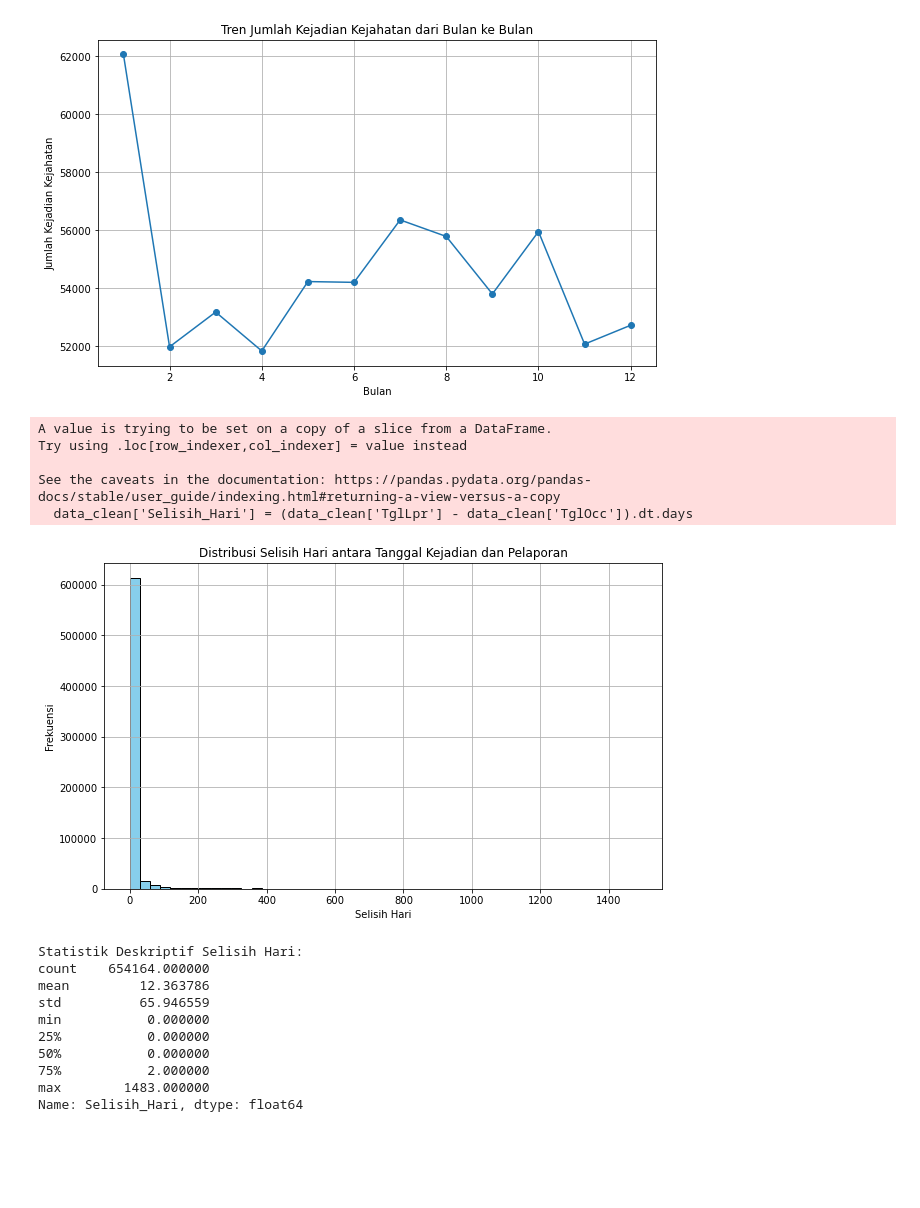
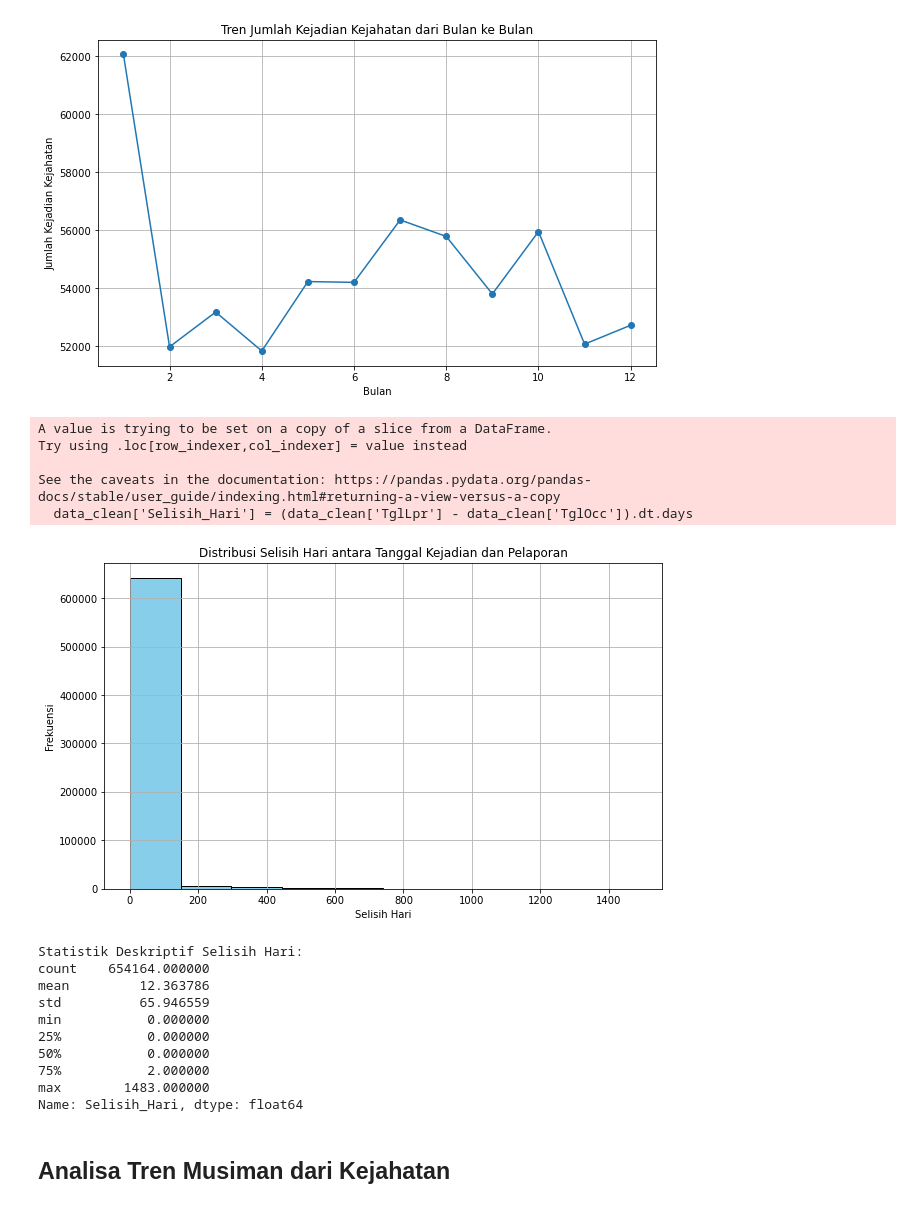
Before and after one commit to RIFF7/capstone-project, a Jupyter notebook: capstone_project.ipynb, the cells around one changed output. Drawn from its saved outputs; the diff is of its cells as text; code cells hidden in the pictures; blank space fills up the shorter version.

```diff
--- a/capstone_project.ipynb
+++ b/capstone_project.ipynb
@@ -1213,26 +1213,26 @@ plt.show()
 # %%
 # Menghitung selisih antara tanggal kejadian kejahatan dan tanggal pelaporan
 data_clean['Selisih_Hari'] = (data_clean['TglLpr'] - data_clean['TglOcc']).dt.days
 
 # Plot distribusi selisih hari
 plt.figure(figsize=(10, 6))
-plt.hist(data_clean['Selisih_Hari'], bins=50, color='skyblue', edgecolor='black')
+plt.hist(data_clean['Selisih_Hari'], color='skyblue', edgecolor='black')
 plt.title('Distribusi Selisih Hari antara Tanggal Kejadian dan Pelaporan')
 plt.xlabel('Selisih Hari')
 plt.ylabel('Frekuensi')
 plt.grid(True)
 plt.show()
 
 # Menampilkan statistik deskriptif
 print("Statistik Deskriptif Selisih Hari:")
 print(data_clean['Selisih_Hari'].describe())
 # %% [output]
 A value is trying to be set on a copy of a slice from a DataFrame.
 Try using .loc[row_indexer,col_indexer] = value instead
 
 See the caveats in the documentation: https://pandas.pydata.org/pandas-docs/stable/user_guide/indexing.html#returning-a-view-versus-a-copy
   data_clean['Selisih_Hari'] = (data_clean['TglLpr'] - data_clean['TglOcc']).dt.days
-[figure, old version]
+[figure, new version]
 Statistik Deskriptif Selisih Hari:
 count    654164.000000
 mean         12.363786
@@ -1243,3 +1243,5 @@ min           0.000000
 75%           2.000000
 max        1483.000000
 Name: Selisih_Hari, dtype: float64
+# %% [markdown]
+## Analisa Tren Musiman dari Kejahatan
```
Also changed, not shown: parts of 11 cells of this notebook.
